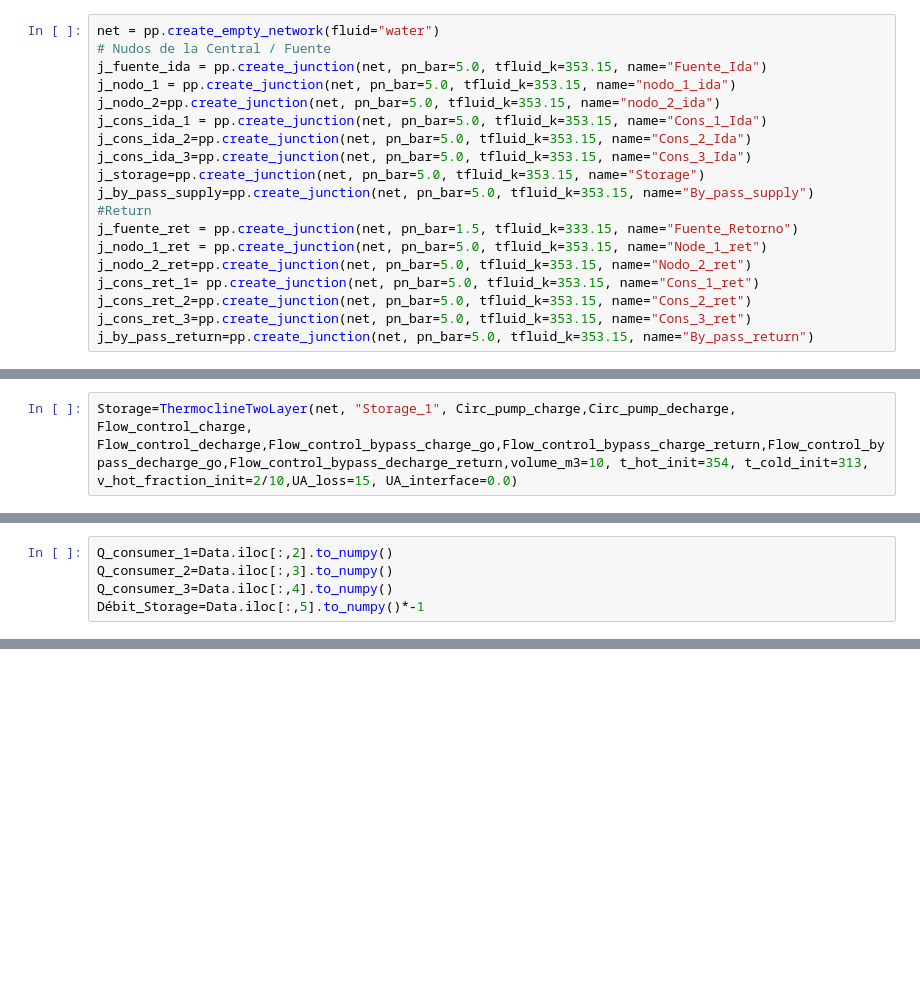
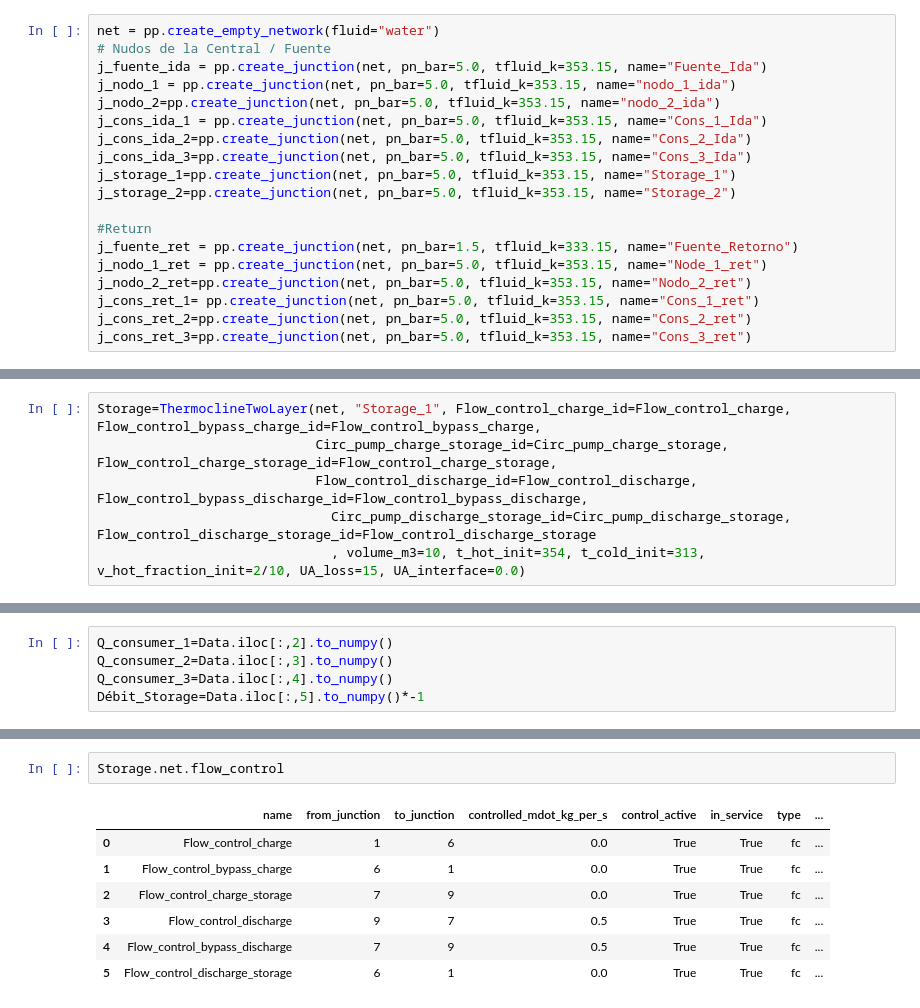
Before and after one commit to SerranoScope/Reduced_simulation, a Jupyter notebook: Storage/Storage_Thermocline.ipynb, the cells around one changed output, grey strips where cells are left out. Saved outputs shown, nothing was run; the diff lists cells and outputs as text; blank space fills up the shorter version.

```diff
--- a/Storage/Storage_Thermocline.ipynb
+++ b/Storage/Storage_Thermocline.ipynb
@@ -152,8 +179,9 @@ j_nodo_2=pp.create_junction(net, pn_bar=5.0, tfluid_k=353.15, name="nodo_2_ida")
 j_cons_ida_1 = pp.create_junction(net, pn_bar=5.0, tfluid_k=353.15, name="Cons_1_Ida")
 j_cons_ida_2=pp.create_junction(net, pn_bar=5.0, tfluid_k=353.15, name="Cons_2_Ida")
 j_cons_ida_3=pp.create_junction(net, pn_bar=5.0, tfluid_k=353.15, name="Cons_3_Ida")
-j_storage=pp.create_junction(net, pn_bar=5.0, tfluid_k=353.15, name="Storage")
-j_by_pass_supply=pp.create_junction(net, pn_bar=5.0, tfluid_k=353.15, name="By_pass_supply")
+j_storage_1=pp.create_junction(net, pn_bar=5.0, tfluid_k=353.15, name="Storage_1")
+j_storage_2=pp.create_junction(net, pn_bar=5.0, tfluid_k=353.15, name="Storage_2")
+
 #Return
 j_fuente_ret = pp.create_junction(net, pn_bar=1.5, tfluid_k=333.15, name="Fuente_Retorno")
 j_nodo_1_ret = pp.create_junction(net, pn_bar=5.0, tfluid_k=353.15, name="Node_1_ret")
@@ -161,7 +189,6 @@ j_nodo_2_ret=pp.create_junction(net, pn_bar=5.0, tfluid_k=353.15, name="Nodo_2_r
 j_cons_ret_1= pp.create_junction(net, pn_bar=5.0, tfluid_k=353.15, name="Cons_1_ret")
 j_cons_ret_2=pp.create_junction(net, pn_bar=5.0, tfluid_k=353.15, name="Cons_2_ret")
 j_cons_ret_3=pp.create_junction(net, pn_bar=5.0, tfluid_k=353.15, name="Cons_3_ret")
-j_by_pass_return=pp.create_junction(net, pn_bar=5.0, tfluid_k=353.15, name="By_pass_return")
 # %%
 #Plant-storage
 #Planta Nodo
@@ -283,5 +310,9 @@ Flow_control_bypass_charge_return=pp.create_flow_control(
 # %%
-Storage=ThermoclineTwoLayer(net, "Storage_1", Circ_pump_charge,Circ_pump_decharge, Flow_control_charge, Flow_control_decharge,Flow_control_bypass_charge_go,Flow_control_bypass_charge_return,Flow_control_bypass_decharge_go,Flow_control_bypass_decharge_return,volume_m3=10, t_hot_init=354, t_cold_init=313, v_hot_fraction_init=2/10,UA_loss=15, UA_interface=0.0)
+Storage=ThermoclineTwoLayer(net, "Storage_1", Flow_control_charge_id=Flow_control_charge, Flow_control_bypass_charge_id=Flow_control_bypass_charge,
+                            Circ_pump_charge_storage_id=Circ_pump_charge_storage, Flow_control_charge_storage_id=Flow_control_charge_storage,
+                            Flow_control_discharge_id=Flow_control_discharge, Flow_control_bypass_discharge_id=Flow_control_bypass_discharge,
+                              Circ_pump_discharge_storage_id=Circ_pump_discharge_storage, Flow_control_discharge_storage_id=Flow_control_discharge_storage
+                              , volume_m3=10, t_hot_init=354, t_cold_init=313, v_hot_fraction_init=2/10, UA_loss=15, UA_interface=0.0)
 # %%
 Data=pd.read_excel("C:\\Users\\sserranose\\OneDrive - INSA Lyon\\Bureau\\Code\\Panda_pipes\\Storage\\Profiles_For_Energy_Storage.xlsx")
 # %%
@@ -384,0 +403,10 @@ for i in range(len(Débit_Storage)):
+# %%
+Storage.net.flow_control
+# %% [output]
+|  | name | from_junction | to_junction | controlled_mdot_kg_per_s | control_active | in_service | type | ... |
+| 0 | Flow_control_charge | 1 | 6 | 0.0 | True | True | fc | ... |
+| 1 | Flow_control_bypass_charge | 6 | 1 | 0.0 | True | True | fc | ... |
+| 2 | Flow_control_charge_storage | 7 | 9 | 0.0 | True | True | fc | ... |
+| 3 | Flow_control_discharge | 9 | 7 | 0.5 | True | True | fc | ... |
+| 4 | Flow_control_bypass_discharge | 7 | 9 | 0.5 | True | True | fc | ... |
+| 5 | Flow_control_discharge_storage | 6 | 1 | 0.0 | True | True | fc | ... |
```
Also changed, not shown: parts of 9 cells of this notebook, 2 other files.
